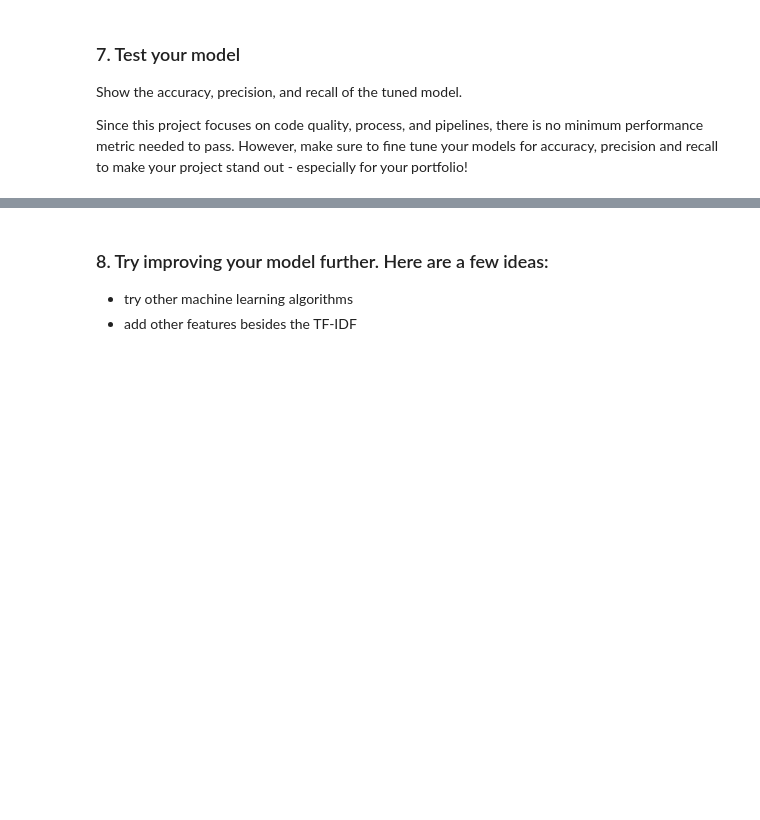
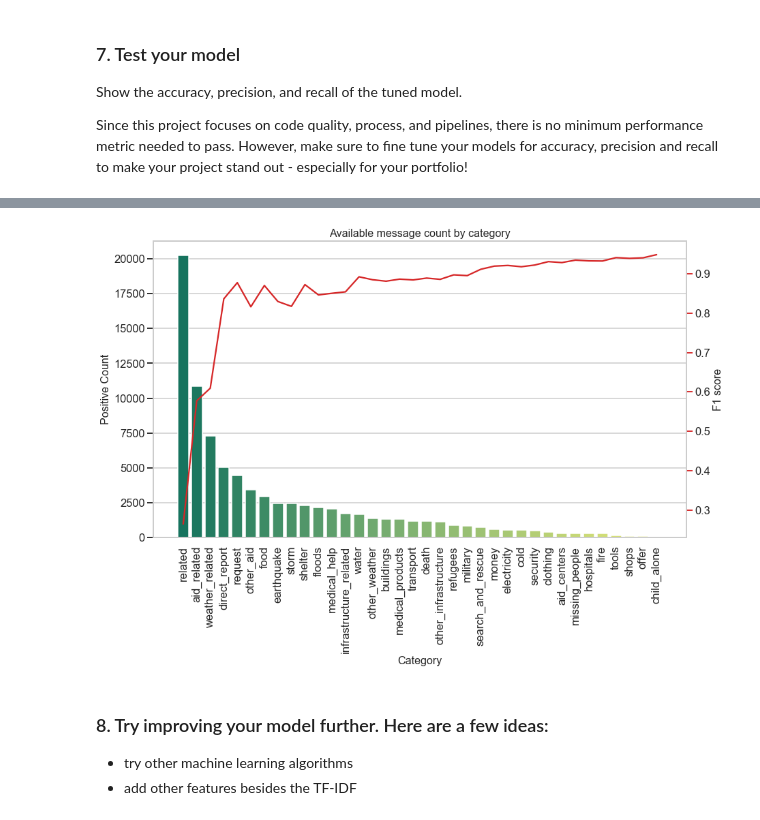
Before and after one commit to ronald-leung/Udacity-Exercises, a Jupyter notebook: DataScienceNanoDegree/Project2/jupyter/ML Pipeline Preparation.ipynb, the cells around one changed output, grey strips where cells are left out. Saved outputs shown, nothing was run; the diff lists cells and outputs as text; code cells hidden in the pictures; blank space fills up the shorter version.

```diff
--- a/DataScienceNanoDegree/Project2/jupyter/ML Pipeline Preparation.ipynb
+++ b/DataScienceNanoDegree/Project2/jupyter/ML Pipeline Preparation.ipynb
@@ -252,3 +411,27 @@ print("Start time is: ", datetime.datetime.now())
+# %%
+#Let's plot the two together.
+#Create combo chart
+fig, ax1 = pyplot.subplots(figsize=(14,8))
+pyplot.xticks(rotation=90)
+color = 'tab:green'
+#bar plot creation
+ax1.set_title('Available message count by category', fontsize=16)
+ax1.set_xlabel('Category', fontsize=16)
+ax1.set_ylabel('Number of Positive Data points', fontsize=16)
+ax1 = sns.barplot(x='Category', y='Positive Count', data = accuracy_df, palette='summer')
+ax1.tick_params(axis='y')
+#specify we want to share the same x-axis
+ax2 = ax1.twinx()
+ax2.grid(False)
+color = 'tab:red'
+#line plot creation
+ax2.set_ylabel('F1 score', fontsize=16)
+ax2 = sns.lineplot(x='Category', y='F1 score', data = accuracy_df, sort=False, color=color)
+ax2.tick_params(axis='y', color=color)
+#show plot
+pyplot.show()
+# %% [output]
+[figure, added]
 # %% [markdown]
 ### 8. Try improving your model further. Here are a few ideas:
 * try other machine learning algorithms
```
Also changed, not shown: parts of 34 cells of this notebook, 5 other files.
